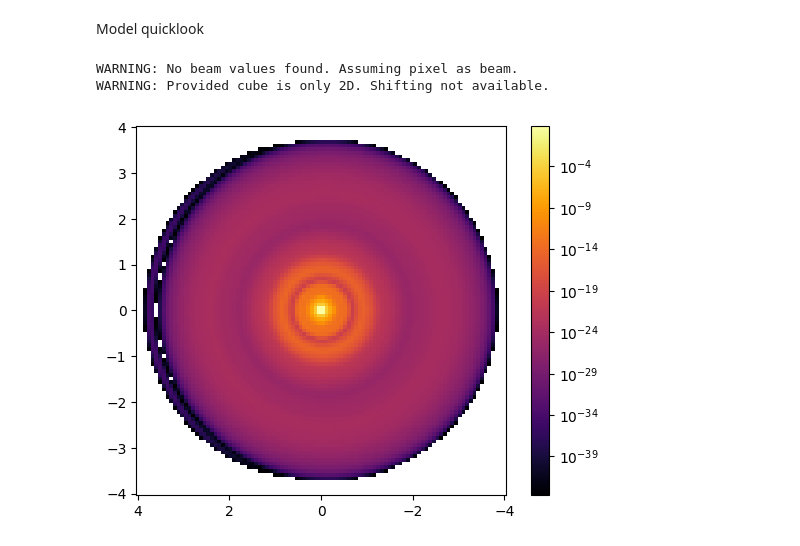
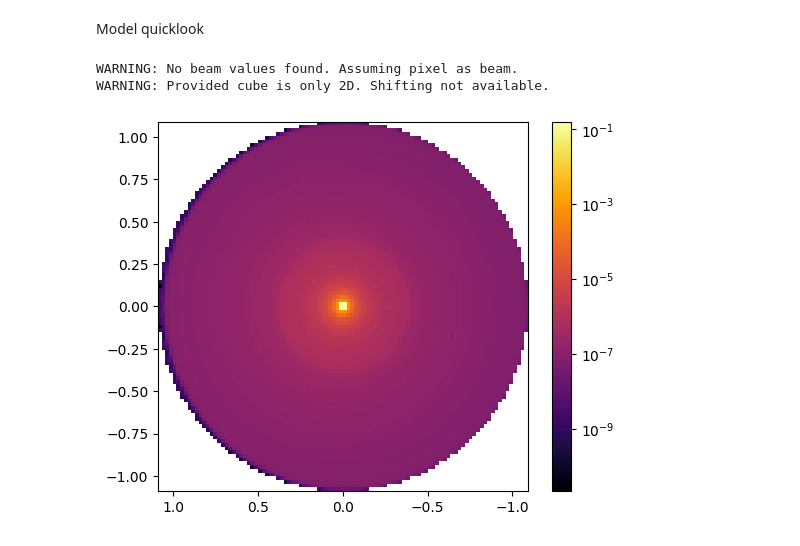
Before and after one commit to rfranceschi/disksimtool, a Jupyter notebook: observation_quicklook.ipynb, the cells around one changed output. Cells and saved outputs as stored; diff of their text form; code cells hidden in the pictures.

```diff
--- a/observation_quicklook.ipynb
+++ b/observation_quicklook.ipynb
@@ -488,14 +493,14 @@ def interp_profile_norm(radius: float, profile_dict: dict, total_disk_mass: floa
 # %% [markdown]
 Model quicklook
 # %%
-model_path = Path('models/model_0.5_3_0.087') / 'radmc_run' / 'image.fits'
-imcube_model = gf.imagecube(model_path)
+model_path = Path('models/model_0.5_3_0.087/image_1.5_mu.fits')
+model_imcube = gf.imagecube(model_path)
 
 f, ax = plt.subplots()
 norm = colors.LogNorm()
-im = ax.imshow(imcube_model.data, origin='lower', extent=imcube_model.extent, cmap='inferno', norm=norm)
+im = ax.imshow(model_imcube.data, origin='lower', extent=model_imcube .extent, cmap='inferno', norm=norm)
 cb = plt.colorbar(im)
 # %% [output]
 WARNING: No beam values found. Assuming pixel as beam.
 WARNING: Provided cube is only 2D. Shifting not available.
-[figure, old version]
+[figure, new version]
```
Also changed, not shown: parts of 8 cells of this notebook.
